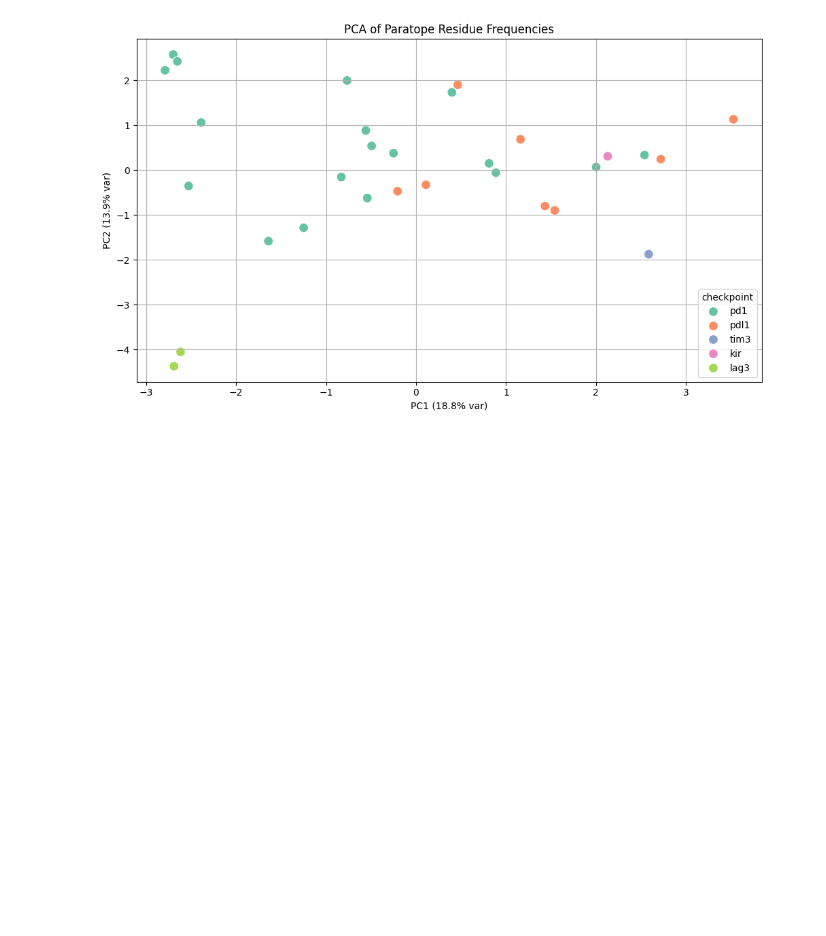
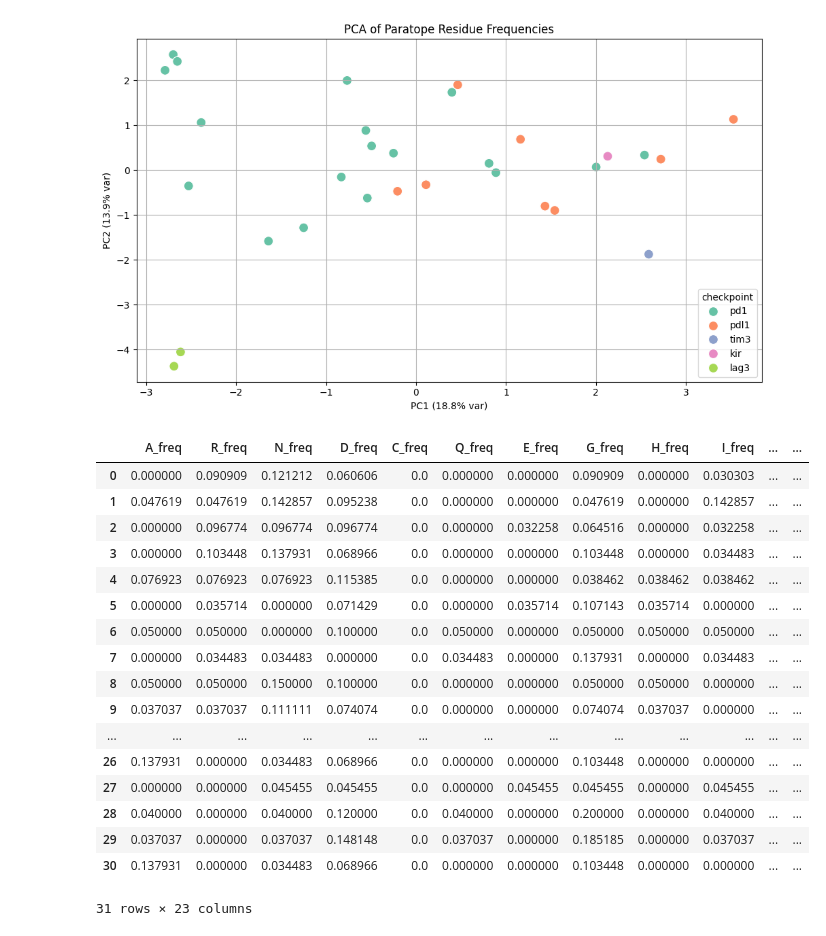
Before and after one commit to datascience-2025-group4/group04-team01, a Jupyter notebook: exploratory_data_analysis.ipynb, the cells around one changed output. Cells and saved outputs as stored; diff of their text form; code cells hidden in the pictures; blank space fills up the shorter version.

```diff
--- a/exploratory_data_analysis.ipynb
+++ b/exploratory_data_analysis.ipynb
@@ -674,3 +656,24 @@ plt.savefig('plots/pca_paratope_res_frq.pdf', bbox_inches='tight')
 plt.show()
 # %% [output]
 [figure]
+# %%
+df_features
+# %% [output]
+|  | A_freq | R_freq | N_freq | D_freq | C_freq | Q_freq | E_freq | G_freq | H_freq | I_freq | ... | ... |
+| 0 | 0.000000 | 0.090909 | 0.121212 | 0.060606 | 0.0 | 0.000000 | 0.000000 | 0.090909 | 0.000000 | 0.030303 | ... | ... |
+| 1 | 0.047619 | 0.047619 | 0.142857 | 0.095238 | 0.0 | 0.000000 | 0.000000 | 0.047619 | 0.000000 | 0.142857 | ... | ... |
+| 2 | 0.000000 | 0.096774 | 0.096774 | 0.096774 | 0.0 | 0.000000 | 0.032258 | 0.064516 | 0.000000 | 0.032258 | ... | ... |
+| 3 | 0.000000 | 0.103448 | 0.137931 | 0.068966 | 0.0 | 0.000000 | 0.000000 | 0.103448 | 0.000000 | 0.034483 | ... | ... |
+| 4 | 0.076923 | 0.076923 | 0.076923 | 0.115385 | 0.0 | 0.000000 | 0.000000 | 0.038462 | 0.038462 | 0.038462 | ... | ... |
+| 5 | 0.000000 | 0.035714 | 0.000000 | 0.071429 | 0.0 | 0.000000 | 0.035714 | 0.107143 | 0.035714 | 0.000000 | ... | ... |
+| 6 | 0.050000 | 0.050000 | 0.000000 | 0.100000 | 0.0 | 0.050000 | 0.000000 | 0.050000 | 0.050000 | 0.050000 | ... | ... |
+| 7 | 0.000000 | 0.034483 | 0.034483 | 0.000000 | 0.0 | 0.034483 | 0.000000 | 0.137931 | 0.000000 | 0.034483 | ... | ... |
+| 8 | 0.050000 | 0.050000 | 0.150000 | 0.100000 | 0.0 | 0.000000 | 0.000000 | 0.050000 | 0.050000 | 0.000000 | ... | ... |
+| 9 | 0.037037 | 0.037037 | 0.111111 | 0.074074 | 0.0 | 0.000000 | 0.000000 | 0.074074 | 0.037037 | 0.000000 | ... | ... |
+| ... | ... | ... | ... | ... | ... | ... | ... | ... | ... | ... | ... | ... |
+| 26 | 0.137931 | 0.000000 | 0.034483 | 0.068966 | 0.0 | 0.000000 | 0.000000 | 0.103448 | 0.000000 | 0.000000 | ... | ... |
+| 27 | 0.000000 | 0.000000 | 0.045455 | 0.045455 | 0.0 | 0.000000 | 0.045455 | 0.045455 | 0.000000 | 0.045455 | ... | ... |
+| 28 | 0.040000 | 0.000000 | 0.040000 | 0.120000 | 0.0 | 0.040000 | 0.000000 | 0.200000 | 0.000000 | 0.040000 | ... | ... |
+| 29 | 0.037037 | 0.000000 | 0.037037 | 0.148148 | 0.0 | 0.037037 | 0.000000 | 0.185185 | 0.000000 | 0.037037 | ... | ... |
+| 30 | 0.137931 | 0.000000 | 0.034483 | 0.068966 | 0.0 | 0.000000 | 0.000000 | 0.103448 | 0.000000 | 0.000000 | ... | ... |
+31 rows × 23 columns
```
Also changed, not shown: parts of 2 cells of this notebook, 11 other files.
